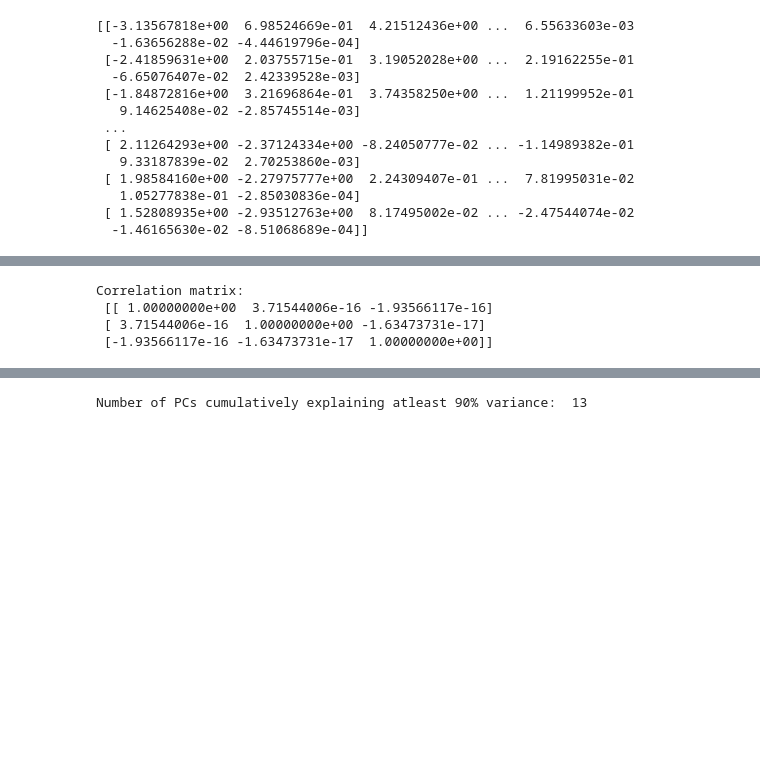
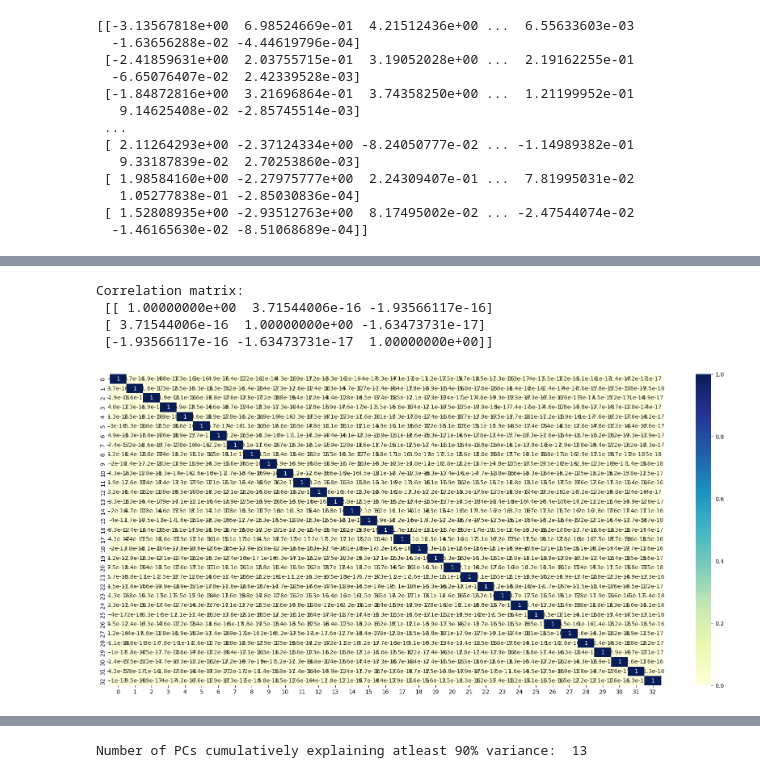
Before and after one commit to LuisGSVasconcelos/VSCode-Projects, a Jupyter notebook: Git/Aula_5_1.ipynb, the cells around one changed output, grey strips where cells are left out. Saved outputs shown, nothing was run; the diff lists cells and outputs as text; code cells hidden in the pictures; blank space fills up the shorter version.

```diff
--- a/Git/Aula_5_1.ipynb
+++ b/Git/Aula_5_1.ipynb
@@ -139,12 +177,19 @@ print(score_train)
 # %%
 # confirm no correlation
 corr_coef = np.corrcoef(score_train, rowvar = False)
 print('Correlation matrix: \n', corr_coef[0:3,0:3]) # printing only a portion
+
+
+# Configurando o tamanho da figura
+plt.figure(figsize=(22, 10))
+# Plotting correlation heatmap
+dataplot = sns.heatmap(corr_coef, cmap="YlGnBu", annot=True)
 # %% [output]
 Correlation matrix:
  [[ 1.00000000e+00  3.71544006e-16 -1.93566117e-16]
  [ 3.71544006e-16  1.00000000e+00 -1.63473731e-17]
  [-1.93566117e-16 -1.63473731e-17  1.00000000e+00]]
+[figure, added]
 # %%
 # visualize explained variance
 import matplotlib.pyplot as plt
```
Also changed, not shown: parts of 10 cells of this notebook, 1 other file.
